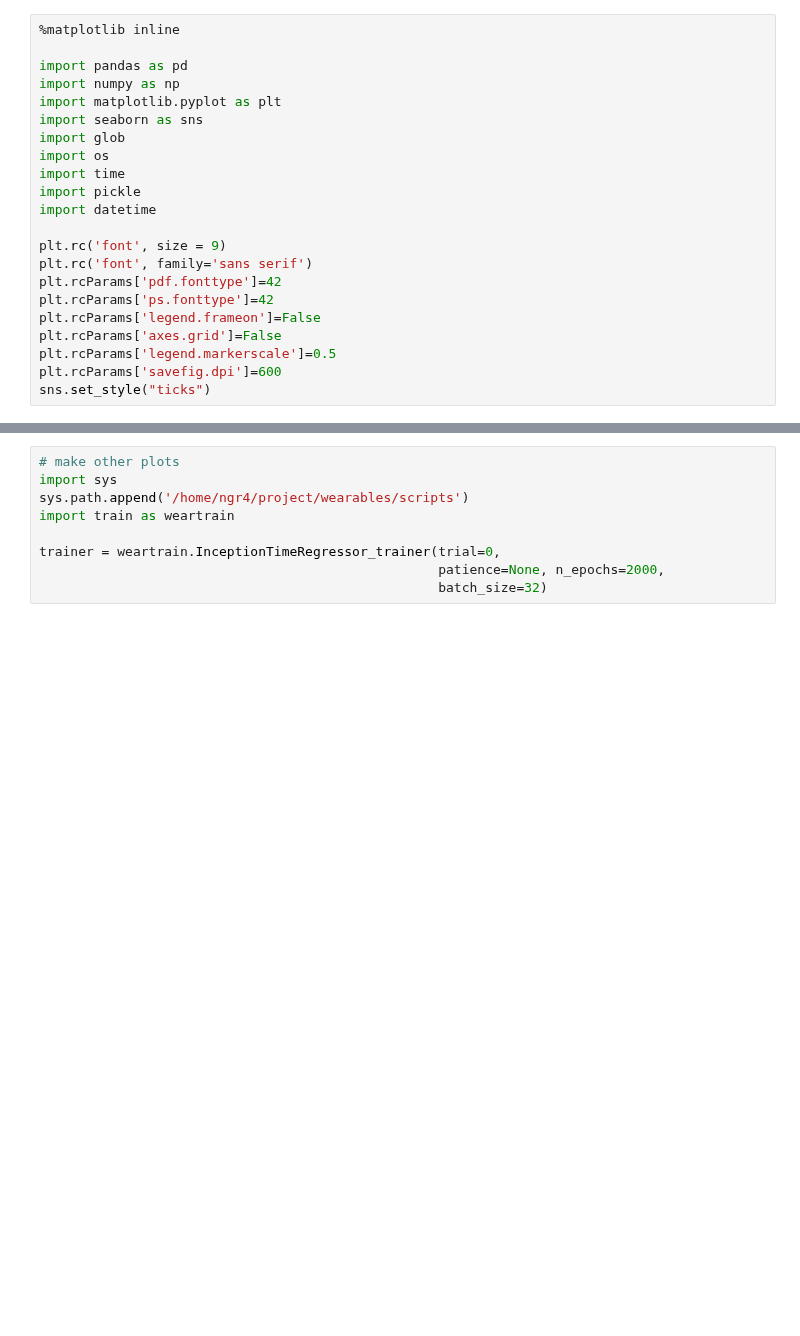
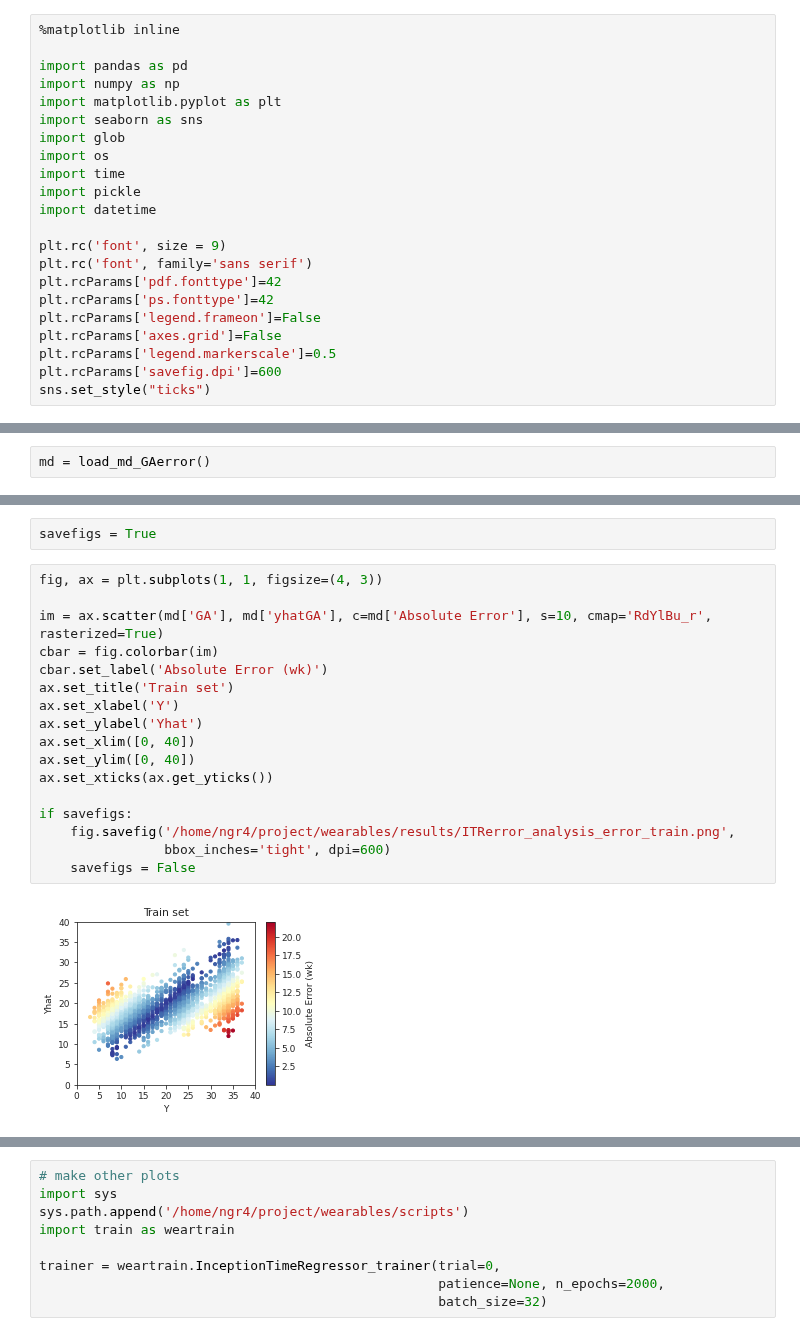
Before and after one commit to nealgravindra/wearables, a Jupyter notebook: notebooks/ITRerror_analysis.ipynb, the cells around one changed output, grey strips where cells are left out. Drawn from its saved outputs; the diff is of its cells as text; blank space fills up the shorter version.

Commit message:
added simple code for error analysis using group comparison stat tests for ITR on GA

```diff
--- a/notebooks/ITRerror_analysis.ipynb
+++ b/notebooks/ITRerror_analysis.ipynb
@@ -22,0 +78,2 @@ sns.set_style("ticks")
+# %%
+md = load_md_GAerror()
@@ -22,0 +92,21 @@ sns.set_style("ticks")
+# %%
+savefigs = True
+# %%
+fig, ax = plt.subplots(1, 1, figsize=(4, 3))
+
+im = ax.scatter(md['GA'], md['yhatGA'], c=md['Absolute Error'], s=10, cmap='RdYlBu_r', rasterized=True)
+cbar = fig.colorbar(im)
+cbar.set_label('Absolute Error (wk)')
+ax.set_title('Train set')
+ax.set_xlabel('Y')
+ax.set_ylabel('Yhat')
+ax.set_xlim([0, 40])
+ax.set_ylim([0, 40])
+ax.set_xticks(ax.get_yticks())
+
+if savefigs:
+    fig.savefig('/home/ngr4/project/wearables/results/ITRerror_analysis_error_train.png',
+                bbox_inches='tight', dpi=600)
+    savefigs = False
+# %% [output]
+[figure, added]
```
Also changed, not shown: parts of 16 cells of this notebook.
